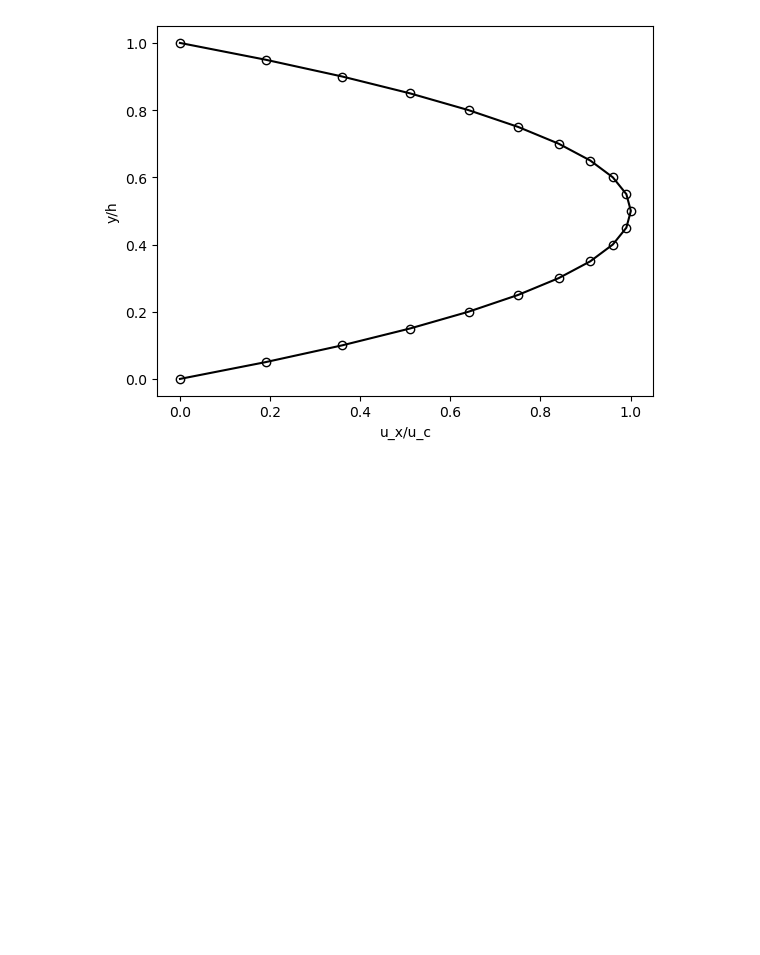
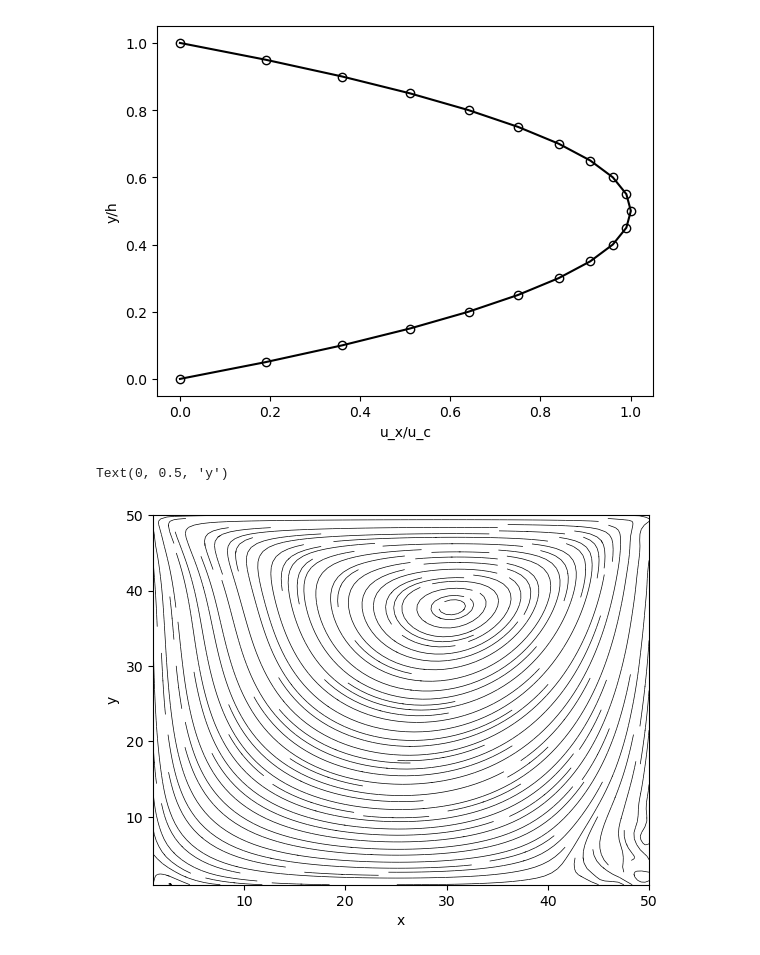
Before and after one commit to shohirose/lbm-simulator, a Jupyter notebook: plot.ipynb, the cells around one changed output. Saved outputs shown, nothing was run; the diff lists cells and outputs as text; code cells hidden in the pictures; blank space fills up the shorter version.

Commit message:
Add cavity-flow-2d

```diff
--- a/plot.ipynb
+++ b/plot.ipynb
@@ -35,3 +35,27 @@ nu = 0.02, uc = 2.500000e-02
 slip = 4.480000e-04
 Text(0, 0.5, 'y/h')
 [figure]
+# %%
+j = None
+with open(Path('data/cavity-flow-2d.json'), mode='r') as f:
+    j = json.load(f)
+
+nx = j["gridShape"][0]
+ny = j["gridShape"][1]
+
+x = np.linspace(0, float(nx) - 1, nx)
+y = np.linspace(0, float(ny) - 1, ny)
+xv, yv = np.meshgrid(x, y)
+
+ux = np.loadtxt("result/cavity-flow-2d/ux.txt")
+uy = np.loadtxt("result/cavity-flow-2d/uy.txt")
+
+fig = plt.figure()
+ax = fig.add_subplot(111)
+ax.streamplot(xv[1:-1,1:-1], yv[1:-1,1:-1], ux[1:-1,1:-1], uy[1:-1,1:-1],
+               density=2, color="k", arrowstyle="-", linewidth=0.5)
+ax.set_xlabel("x")
+ax.set_ylabel("y")
+# %% [output]
+Text(0, 0.5, 'y')
+[figure, added]
```
Also changed, not shown: parts of 1 cell of this notebook, 4 other files.
